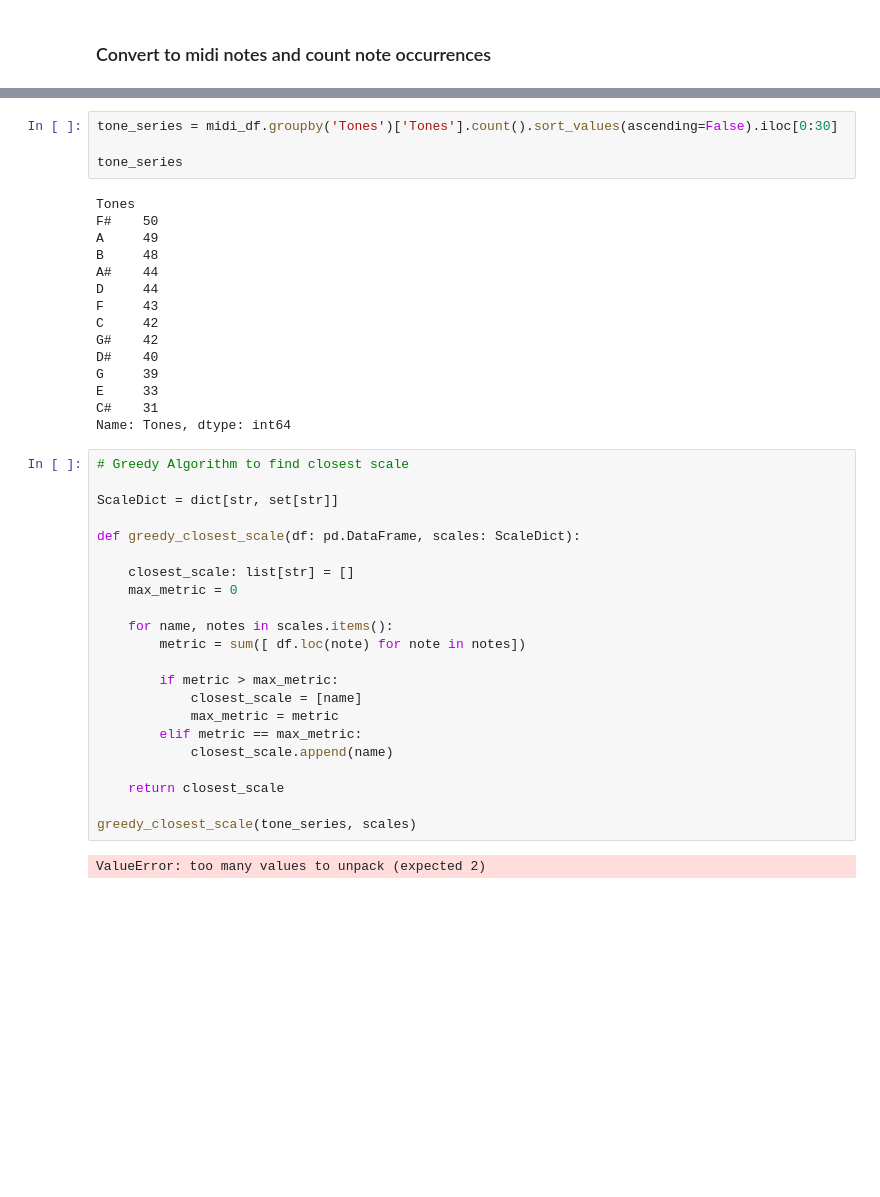
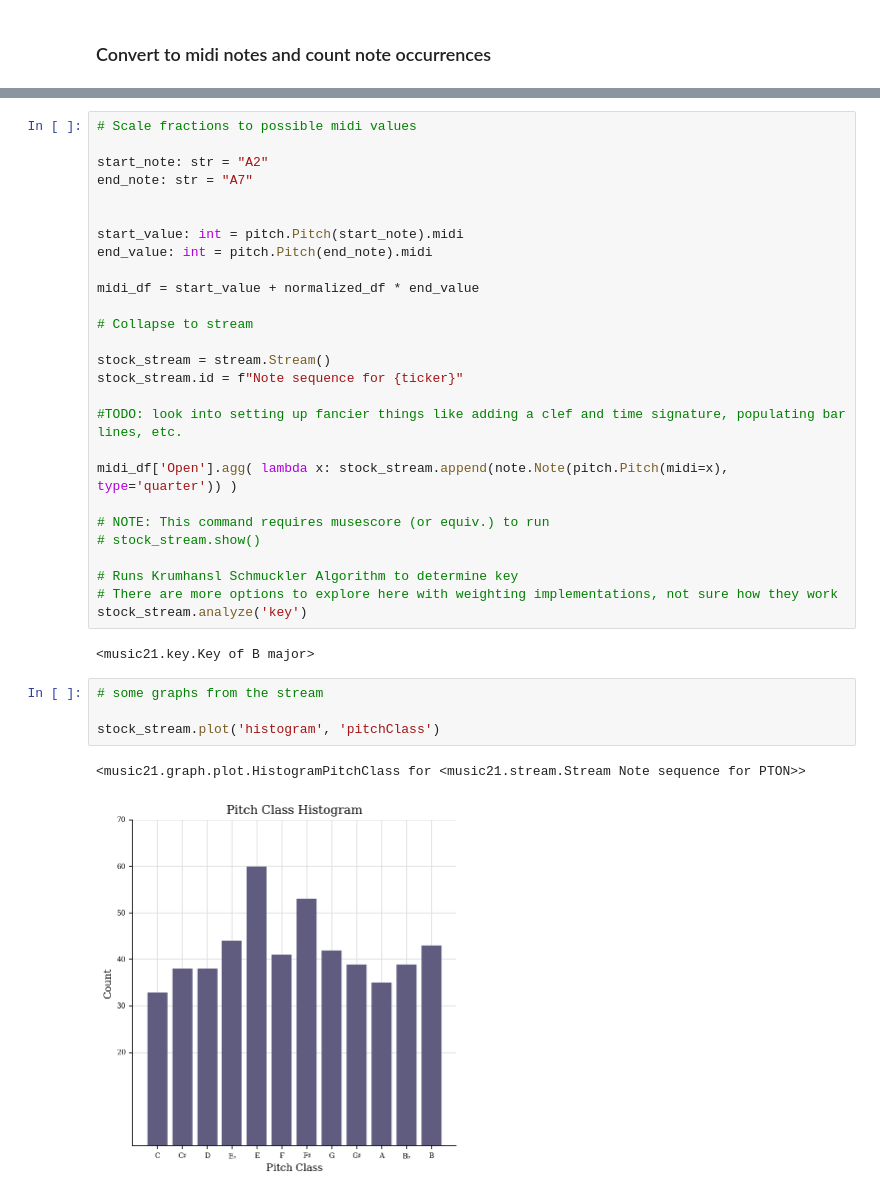
Before and after one commit to mknutsen/stock_midi_cv, a Jupyter notebook: notebooks/key_optimization.ipynb, the cells around one changed output, grey strips where cells are left out. Saved outputs shown, nothing was run; the diff lists cells and outputs as text; blank space fills up the shorter version.

Commit message:
Refactored away from Pandas toward music21

```diff
--- a/notebooks/key_optimization.ipynb
+++ b/notebooks/key_optimization.ipynb
@@ -115,43 +108,36 @@ midi_df.head()
-# %%
-tone_series = midi_df.groupby('Tones')['Tones'].count().sort_values(ascending=False).iloc[0:30]
-
-tone_series
-# %% [output]
-Tones
-F#    50
-A     49
-B     48
-A#    44
-D     44
-F     43
-C     42
-G#    42
-D#    40
-G     39
-E     33
-C#    31
-Name: Tones, dtype: int64
-# %%
-# Greedy Algorithm to find closest scale
-
-ScaleDict = dict[str, set[str]]
-
-def greedy_closest_scale(df: pd.DataFrame, scales: ScaleDict):
-
-    closest_scale: list[str] = []
-    max_metric = 0
-
-    for name, notes in scales.items():
-        metric = sum([ df.loc(note) for note in notes])
-
-        if metric > max_metric:
-            closest_scale = [name]
-            max_metric = metric
-        elif metric == max_metric:
-            closest_scale.append(name)
-
-    return closest_scale
-
-greedy_closest_scale(tone_series, scales)
-# %% [output]
-ValueError: too many values to unpack (expected 2)
+# %%
+# Scale fractions to possible midi values
+
+start_note: str = "A2"
+end_note: str = "A7"
+
+
+start_value: int = pitch.Pitch(start_note).midi
+end_value: int = pitch.Pitch(end_note).midi
+
+midi_df = start_value + normalized_df * end_value
+
+# Collapse to stream
+
+stock_stream = stream.Stream()
+stock_stream.id = f"Note sequence for {ticker}"
+
+#TODO: look into setting up fancier things like adding a clef and time signature, populating bar lines, etc.
+
+midi_df['Open'].agg( lambda x: stock_stream.append(note.Note(pitch.Pitch(midi=x), type='quarter')) )
+
+# NOTE: This command requires musescore (or equiv.) to run
+# stock_stream.show()
+
+# Runs Krumhansl Schmuckler Algorithm to determine key
+# There are more options to explore here with weighting implementations, not sure how they work
+stock_stream.analyze('key')
+# %% [output]
+<music21.key.Key of B major>
+# %%
+# some graphs from the stream
+
+stock_stream.plot('histogram', 'pitchClass')
+# %% [output]
+<music21.graph.plot.HistogramPitchClass for <music21.stream.Stream Note sequence for PTON>>
+[figure, added]
```
Also changed, not shown: parts of 11 cells of this notebook.
